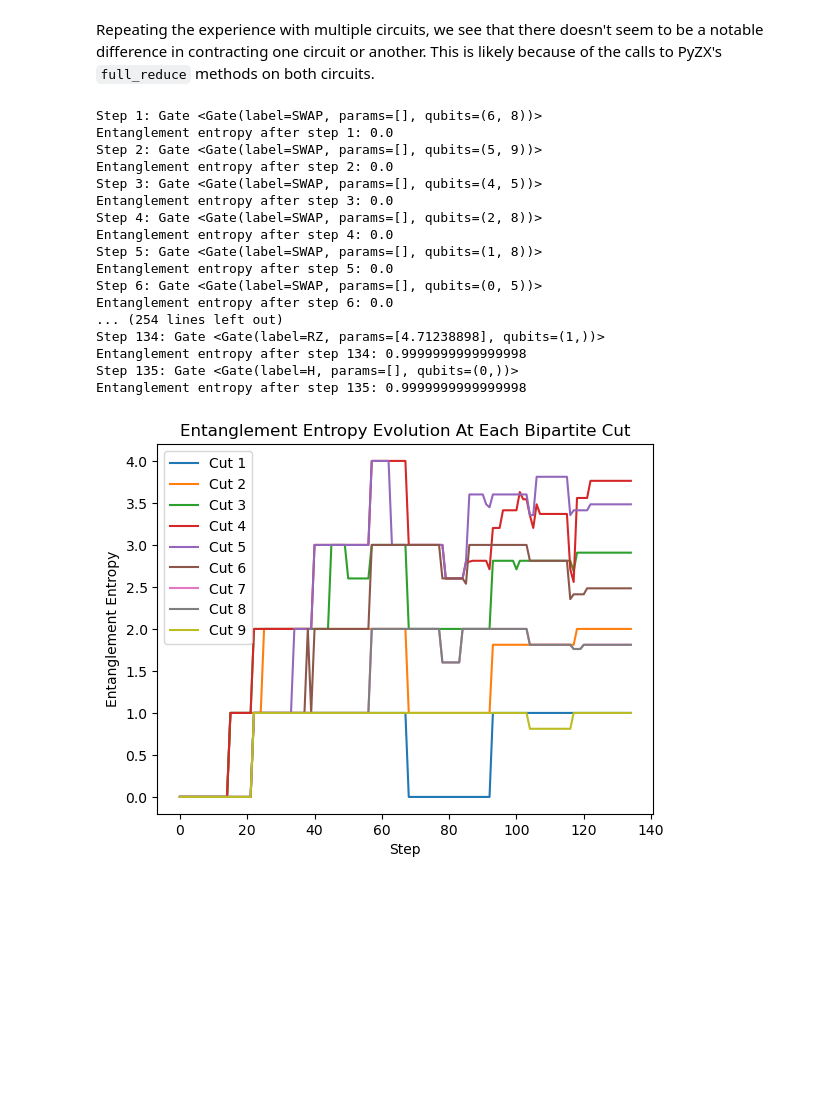
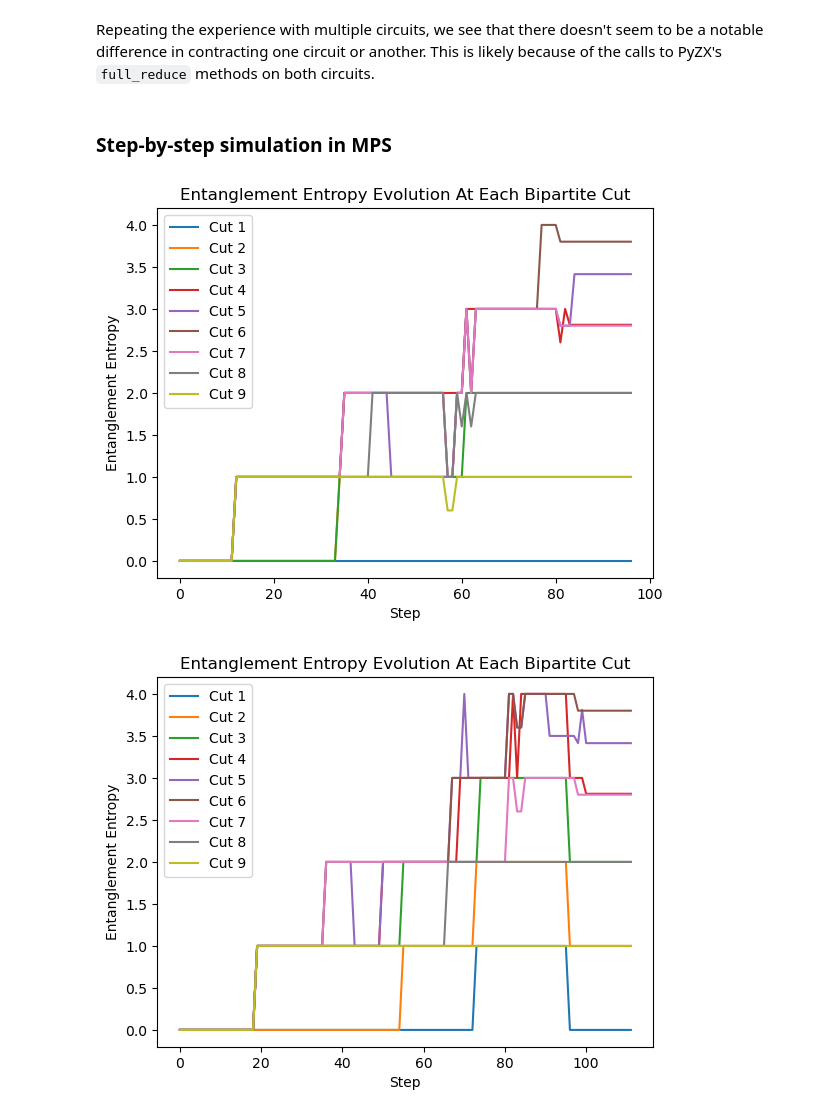
Before and after one commit to MathisHage/zx_calculus_internship, a Jupyter notebook: circuit_obfuscation/quimb_obfuscation_analysis.ipynb, the cells around one changed output. Saved outputs shown, nothing was run; the diff lists cells and outputs as text; code cells hidden in the pictures; blank space fills up the shorter version.

```diff
--- a/circuit_obfuscation/quimb_obfuscation_analysis.ipynb
+++ b/circuit_obfuscation/quimb_obfuscation_analysis.ipynb
@@ -77,5 +79,7 @@ The cost of contracting the obfuscated circuit is 1.00 times the cost of contrac
 # %% [markdown]
 Repeating the experience with multiple circuits, we see that there doesn't seem to be a notable difference in contracting one circuit or another. This is likely because of the calls to PyZX's `full_reduce` methods on both circuits.
+# %% [markdown]
+### Step-by-step simulation in MPS
 # %%
 def mps_fidelity(accurate_state, approximate_state):
     """
@@ -88,43 +92,46 @@ def mps_fidelity(accurate_state, approximate_state):
 # %%
 obfuscated_sbs = qtn.CircuitMPS(num_qubits)
 
-entropy_list = [[] for _ in range(num_qubits)]
+entropy_list_obfuscated = [[] for _ in range(num_qubits)]
 
 for step, gate in enumerate(c_obfuscated.gates):
     obfuscated_sbs.apply_gate(gate, cutoff=1e-10)
-
-    print(f"Step {step+1}: Gate {gate}")
 
     psi = obfuscated_sbs.psi
 
     for qubit in range(1, num_qubits):
         entropy = psi.entropy(qubit)
-        entropy_list[qubit].append(entropy)
-    print(f"Entanglement entropy after step {step+1}: {entropy}")
+        entropy_list_obfuscated[qubit].append(entropy)
 
 for qubit in range(1, num_qubits):
-    plt.plot(entropy_list[qubit], label=f'Cut {qubit}')
+    plt.plot(entropy_list_obfuscated[qubit], label=f'Cut {qubit}')
 plt.xlabel('Step')
 plt.ylabel('Entanglement Entropy')
 plt.title('Entanglement Entropy Evolution At Each Bipartite Cut')
 plt.legend()
 plt.show()
 # %% [output]
-Step 1: Gate <Gate(label=SWAP, params=[], qubits=(6, 8))>
-Entanglement entropy after step 1: 0.0
-Step 2: Gate <Gate(label=SWAP, params=[], qubits=(5, 9))>
-Entanglement entropy after step 2: 0.0
-Step 3: Gate <Gate(label=SWAP, params=[], qubits=(4, 5))>
-Entanglement entropy after step 3: 0.0
-Step 4: Gate <Gate(label=SWAP, params=[], qubits=(2, 8))>
-Entanglement entropy after step 4: 0.0
-Step 5: Gate <Gate(label=SWAP, params=[], qubits=(1, 8))>
-Entanglement entropy after step 5: 0.0
-Step 6: Gate <Gate(label=SWAP, params=[], qubits=(0, 5))>
-Entanglement entropy after step 6: 0.0
-... (254 lines left out)
-Step 134: Gate <Gate(label=RZ, params=[4.71238898], qubits=(1,))>
-Entanglement entropy after step 134: 0.9999999999999998
-Step 135: Gate <Gate(label=H, params=[], qubits=(0,))>
-Entanglement entropy after step 135: 0.9999999999999998
-[figure, old version]
+[figure, new version]
+# %%
+original_sbs = qtn.CircuitMPS(num_qubits)
+
+entropy_list_original = [[] for _ in range(num_qubits)]
+
+for step, gate in enumerate(c_original.gates):
+    original_sbs.apply_gate(gate, cutoff=1e-10)
+
+    psi = original_sbs.psi
+
+    for qubit in range(1, num_qubits):
+        entropy = psi.entropy(qubit)
+        entropy_list_original[qubit].append(entropy)
+
+for qubit in range(1, num_qubits):
+    plt.plot(entropy_list_original[qubit], label=f'Cut {qubit}')
+plt.xlabel('Step')
+plt.ylabel('Entanglement Entropy')
+plt.title('Entanglement Entropy Evolution At Each Bipartite Cut')
+plt.legend()
+plt.show()
+# %% [output]
+[figure, added]
```
Also changed, not shown: parts of 6 cells of this notebook, 1 other file.
